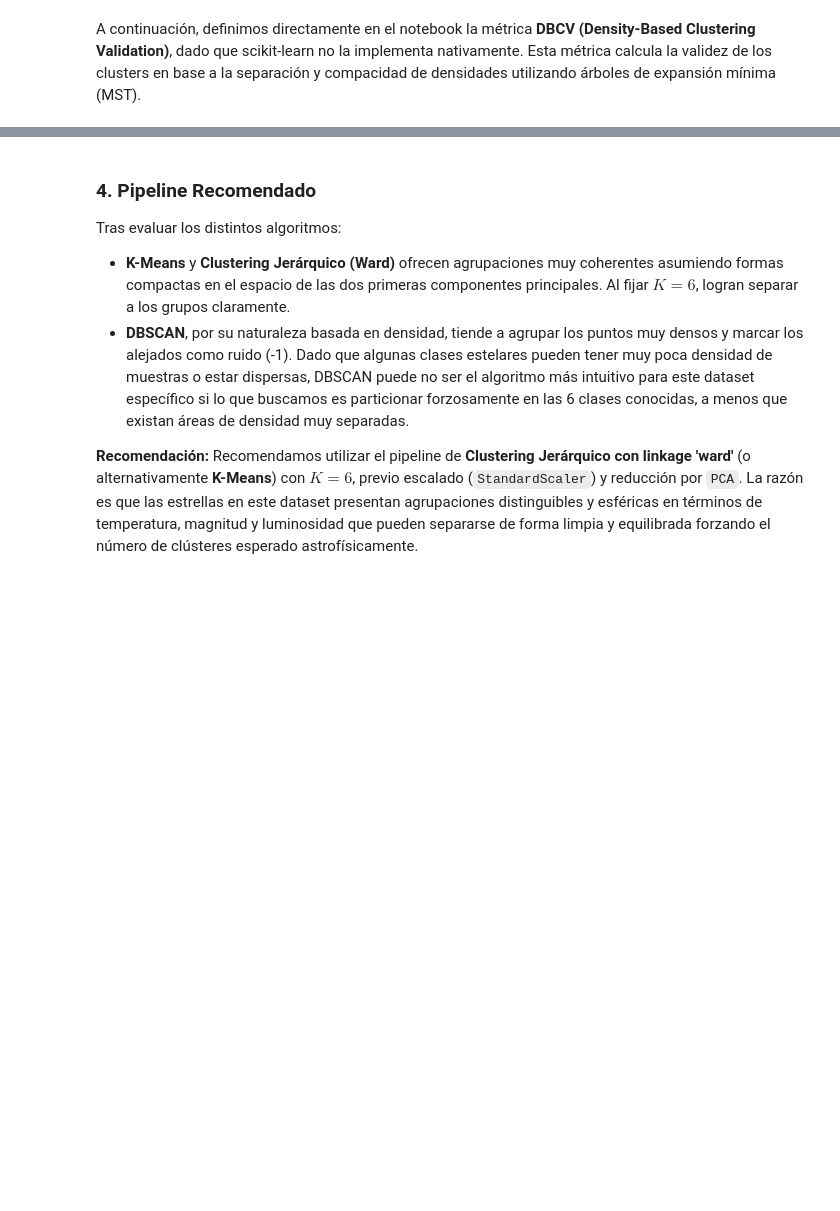
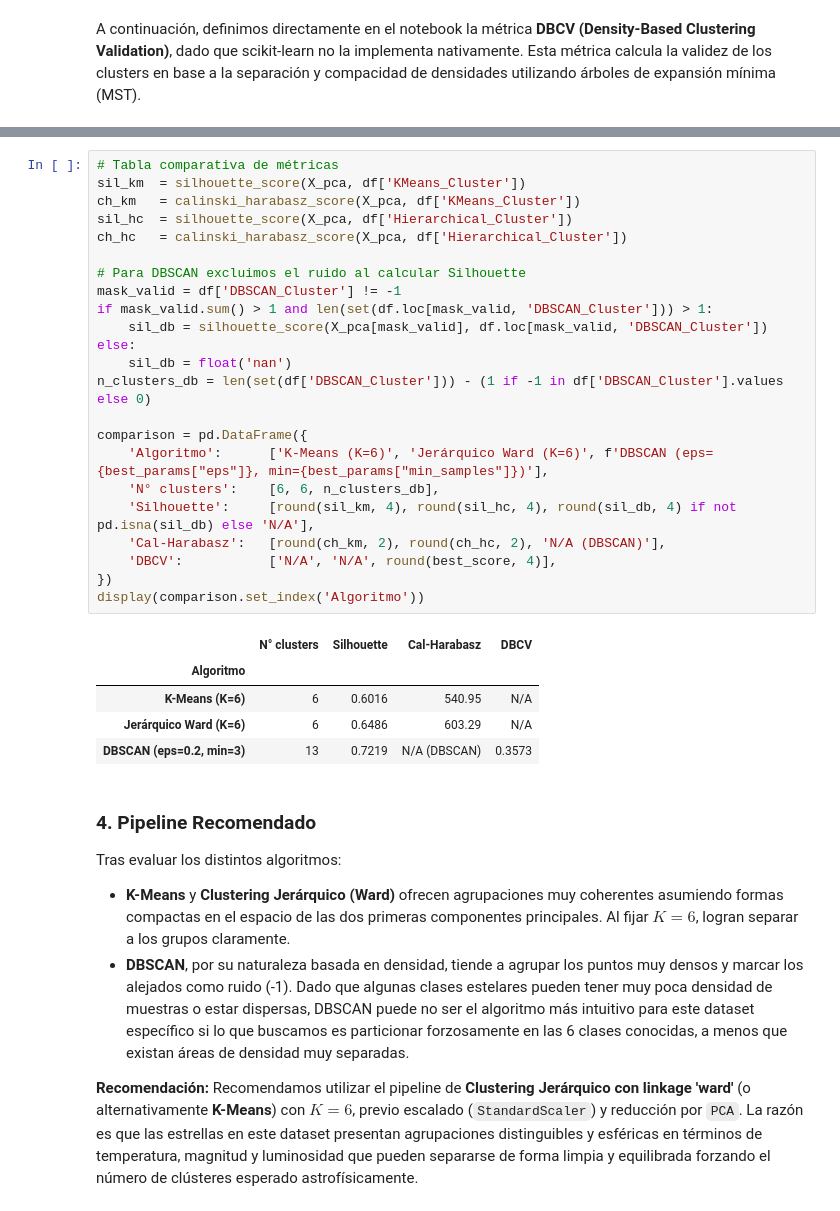
Before and after one commit to 100522196/P2-aprendizaje-automatico, a Jupyter notebook: notebook.ipynb, the cells around one changed output, grey strips where cells are left out. Saved outputs shown, nothing was run; the diff lists cells and outputs as text; blank space fills up the shorter version.

```diff
--- a/notebook.ipynb
+++ b/notebook.ipynb
@@ -300,3 +431,32 @@ else:
+# %%
+# Tabla comparativa de métricas
+sil_km  = silhouette_score(X_pca, df['KMeans_Cluster'])
+ch_km   = calinski_harabasz_score(X_pca, df['KMeans_Cluster'])
+sil_hc  = silhouette_score(X_pca, df['Hierarchical_Cluster'])
+ch_hc   = calinski_harabasz_score(X_pca, df['Hierarchical_Cluster'])
+
+# Para DBSCAN excluimos el ruido al calcular Silhouette
+mask_valid = df['DBSCAN_Cluster'] != -1
+if mask_valid.sum() > 1 and len(set(df.loc[mask_valid, 'DBSCAN_Cluster'])) > 1:
+    sil_db = silhouette_score(X_pca[mask_valid], df.loc[mask_valid, 'DBSCAN_Cluster'])
+else:
+    sil_db = float('nan')
+n_clusters_db = len(set(df['DBSCAN_Cluster'])) - (1 if -1 in df['DBSCAN_Cluster'].values else 0)
+
+comparison = pd.DataFrame({
+    'Algoritmo':      ['K-Means (K=6)', 'Jerárquico Ward (K=6)', f'DBSCAN (eps={best_params["eps"]}, min={best_params["min_samples"]})'],
+    'N° clusters':    [6, 6, n_clusters_db],
+    'Silhouette':     [round(sil_km, 4), round(sil_hc, 4), round(sil_db, 4) if not pd.isna(sil_db) else 'N/A'],
+    'Cal-Harabasz':   [round(ch_km, 2), round(ch_hc, 2), 'N/A (DBSCAN)'],
+    'DBCV':           ['N/A', 'N/A', round(best_score, 4)],
+})
+display(comparison.set_index('Algoritmo'))
+# %% [output]
+|  | N° clusters | Silhouette | Cal-Harabasz | DBCV |
+| Algoritmo |  |  |  |  |
+| K-Means (K=6) | 6 | 0.6016 | 540.95 | N/A |
+| Jerárquico Ward (K=6) | 6 | 0.6486 | 603.29 | N/A |
+| DBSCAN (eps=0.2, min=3) | 13 | 0.7219 | N/A (DBSCAN) | 0.3573 |
 # %% [markdown]
 ### 4. Pipeline Recomendado
 Tras evaluar los distintos algoritmos:
```
Also changed, not shown: parts of 12 cells of this notebook.
